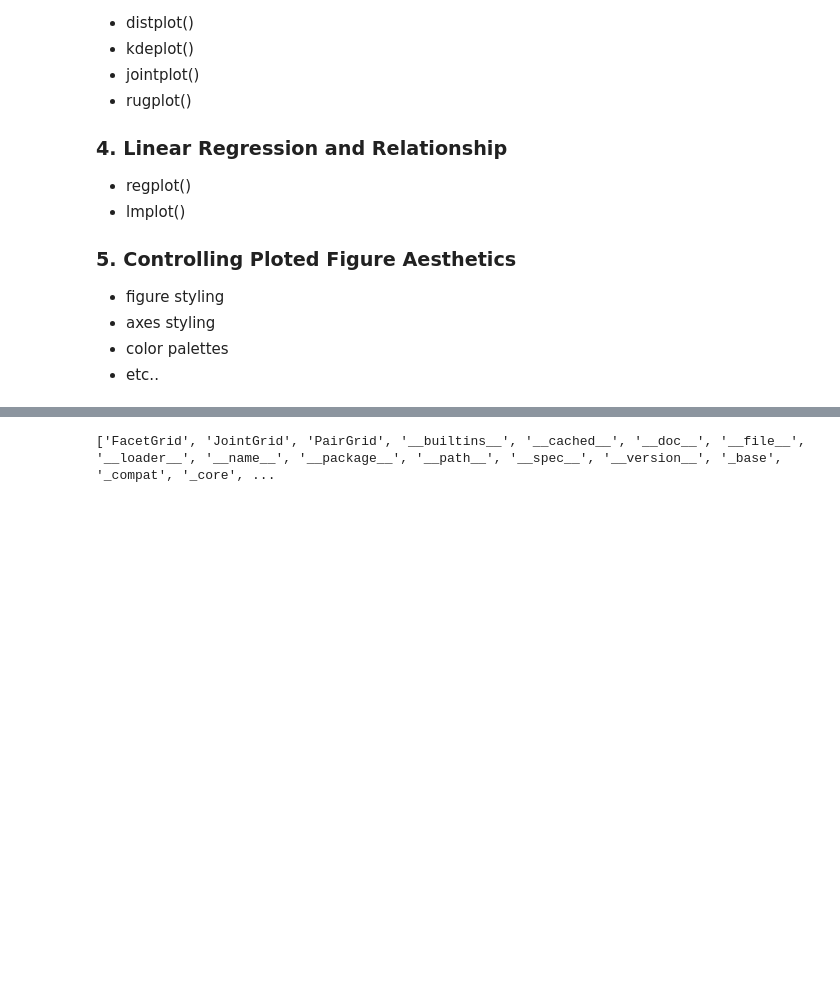
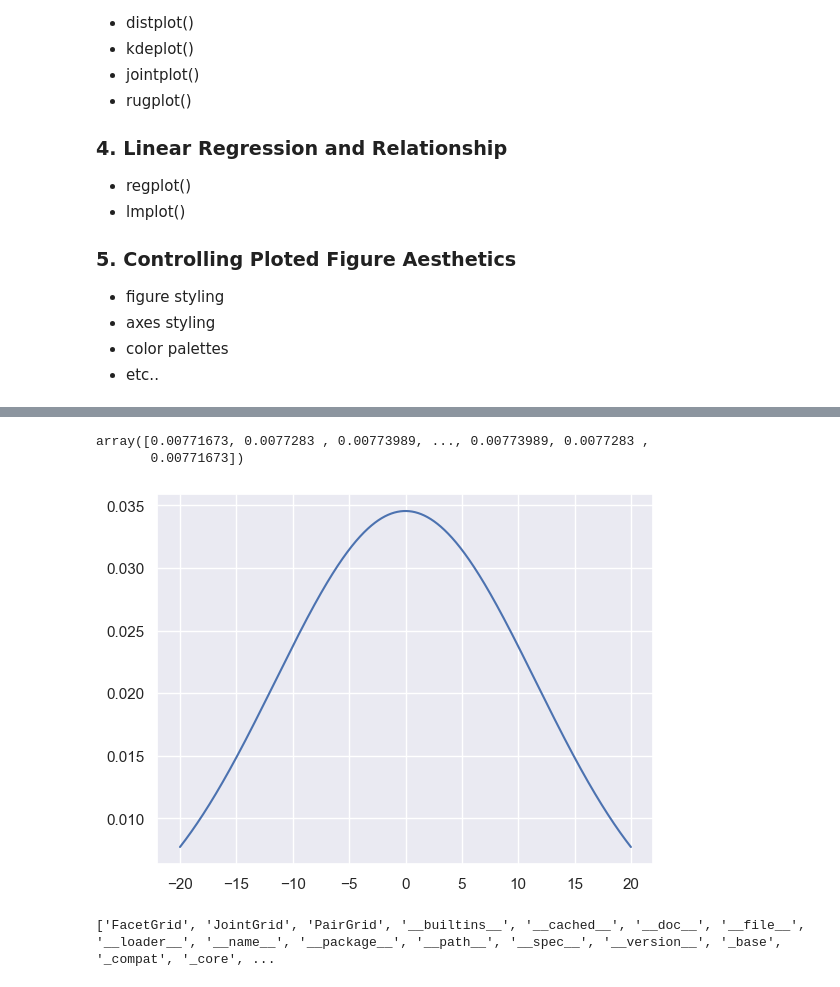
Before and after one commit to anil-k-rajamoni18/PythonLearn, a Jupyter notebook: ADVANCE_CONCEPTS/ML/Seaborn .ipynb, the cells around one changed output, grey strips where cells are left out. Cells and saved outputs as stored; diff of their text form; code cells hidden in the pictures; blank space fills up the shorter version.

```diff
--- a/ADVANCE_CONCEPTS/ML/Seaborn .ipynb
+++ b/ADVANCE_CONCEPTS/ML/Seaborn .ipynb
@@ -63,6 +62,35 @@ import pandas as pd
 import numpy as np
 import matplotlib.pyplot as plt
 %matplotlib inline
+# %%
+x_axis = np.arange(-20, 20, 0.01)
+x_axis
+mean = statistics.mean(x_axis)
+mean
+sd = statistics.stdev(x_axis)
+sd
+len(norm.pdf(x_axis, mean, sd))
+norm.pdf(x_axis, mean, sd)
+# %% [output]
+array([0.00771673, 0.0077283 , 0.00773989, ..., 0.00773989, 0.0077283 ,
+       0.00771673])
+# %%
+import numpy as np
+import matplotlib.pyplot as plt
+from scipy.stats import norm
+import statistics
+
+# Plot between -10 and 10 with .001 steps.
+x_axis = np.arange(-20, 20, 0.01)
+
+# Calculating mean and standard deviation
+mean = statistics.mean(x_axis)
+sd = statistics.stdev(x_axis)
+
+plt.plot(x_axis, norm.pdf(x_axis, mean, sd))
+plt.show()
+# %% [output]
+[figure, added]
 # %%
 sns.set(style = 'darkgrid')
 # %%
```
Also changed, not shown: parts of 59 cells of this notebook, 4 other files.
